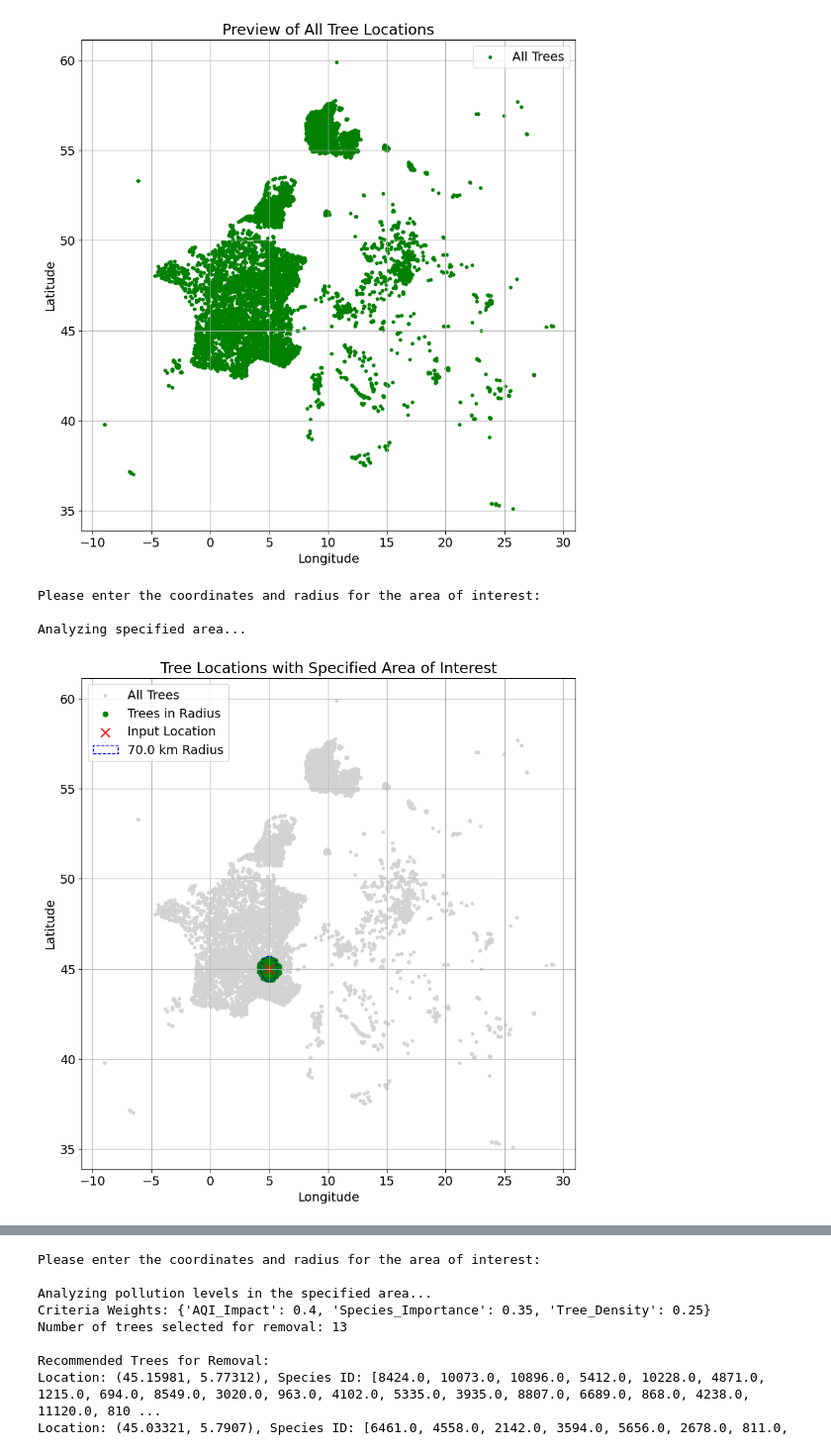
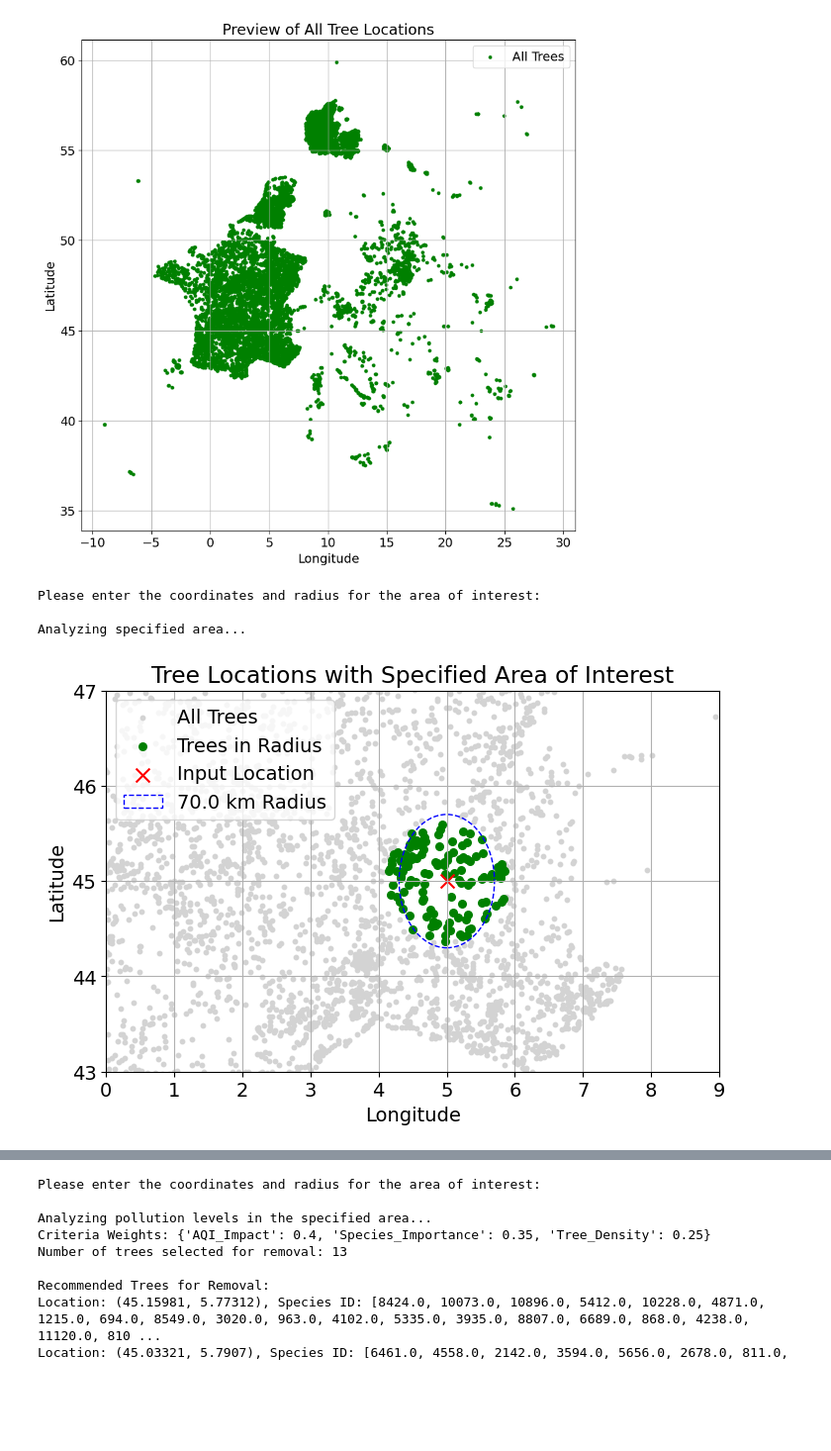
Before and after one commit to debuganagha/My-AQI-Trees-Project, a Jupyter notebook: location.ipynb, the cells around one changed output, grey strips where cells are left out. Shown at 99% size. Drawn from its saved outputs; the diff is of its cells as text; code cells hidden in the pictures; blank space fills up the shorter version.

```diff
--- a/location.ipynb
+++ b/location.ipynb
@@ -54,19 +54,38 @@ def filter_trees_by_location(df, input_coords, radius_km):
     return df[df['distance_to_input'] <= radius_km]
 
 def plot_location_and_trees(df, input_coords, radius_km):
-    fig, ax = plt.subplots(figsize=(10, 10))
+    fig, ax = plt.subplots(figsize=(8, 5))
+
+    # Plot all trees
     ax.scatter(df['average_lon'], df['average_lat'], c='lightgray', s=10, label='All Trees')
+
+    # Filter and plot trees within the radius
     within_radius = filter_trees_by_location(df, input_coords, radius_km)
     ax.scatter(within_radius['average_lon'], within_radius['average_lat'], c='green', s=30, label='Trees in Radius')
+
+    # Plot the input location
     ax.scatter(input_coords[1], input_coords[0], color='red', s=100, label='Input Location', marker='x')
-    circle = plt.Circle((input_coords[1], input_coords[0]), radius_km/100, color='blue', fill=False, linestyle='--', label=f'{radius_km} km Radius')
+
+    # Add a circle representing the radius
+    circle = plt.Circle((input_coords[1], input_coords[0]), radius_km / 100, color='blue', fill=False, linestyle='--', label=f'{radius_km} km Radius')
     ax.add_patch(circle)
+
+    # Set axis limits and ticks
+    ax.set_xlim(0, 9)
+    ax.set_ylim(43, 47)
+    ax.set_xticks(range(0, 10, 1))  # X-axis ticks every 1 unit
+    ax.set_yticks(range(43, 48, 1))  # Y-axis ticks every 1 unit
+
+    # Labels, title, and legend
     ax.set_xlabel("Longitude")
     ax.set_ylabel("Latitude")
     ax.set_title("Tree Locations with Specified Area of Interest")
-    ax.legend()
+    ax.legend(loc='upper left')  # Move legend to top-left corner
     ax.grid(True)
+
+    # Show the plot
     plt.show()
+
 
 def get_weights():
     # Modified weights to only use available criteria
@@ -124,8 +143,7 @@ def topsis_ranking(df, weights):
     for index, row in trees_to_remove.iterrows():
         print(f"Location: ({row['average_lat']}, {row['average_lon']}), Species ID: {row['speciesId']}")
 
-    # Plot results
-    plt.figure(figsize=(10, 10))
+    plt.figure(figsize=(6, 6))
     plt.scatter(df_result['average_lon'], df_result['average_lat'], c='lightgray', s=10, label='All Trees')
     plt.scatter(trees_to_remove['average_lon'], trees_to_remove['average_lat'], c='red', s=30, label='Trees for Removal')
     plt.xlabel("Longitude")
@@ -133,7 +151,10 @@ def topsis_ranking(df, weights):
     plt.title("Tree Locations with Trees Marked for Removal")
     plt.legend()
     plt.grid(True)
+    plt.ylim(44.8, 45.6)  # Set the y-axis range from 44.8 to 45.6
     plt.show()
+
+
 
     return trees_to_remove  # Return the DataFrame of trees to remove
 
@@ -158,34 +179,34 @@ def main():
         input_coords = (input_lat, input_lon)
         print("\nAnalyzing specified area...")
         plot_location_and_trees(merged_data, input_coords, radius_km)
         trees_in_area = filter_trees_by_location(merged_data, input_coords, radius_km)
 
         if trees_in_area.empty:
             print(f"No trees found within {radius_km} km of the specified location.")
             return
 
         # Get weights and perform TOPSIS ranking
         print("\nCalculating criteria weights...")
         weights = get_weights()
 
         print("\nRanking trees for potential removal...")
         trees_to_remove = topsis_ranking(trees_in_area, weights)  # Store result here
 
         print("\nAnalysis complete!")
 
     except Exception as e:
         print(f"An error occurred: {str(e)}")
 
 if __name__ == "__main__":
     main()
 # %% [output]
 Loading data...
 Plotting all tree locations...
 [figure]
 Please enter the coordinates and radius for the area of interest:
 
 Analyzing specified area...
-[figure, old version]
+[figure, new version]
 Calculating criteria weights...
 Criteria Weights: {'AQI_Impact': 0.4, 'Species_Importance': 0.35, 'Tree_Density': 0.25}
 
```
Also changed, not shown: parts of 5 cells of this notebook, 9 other files.
